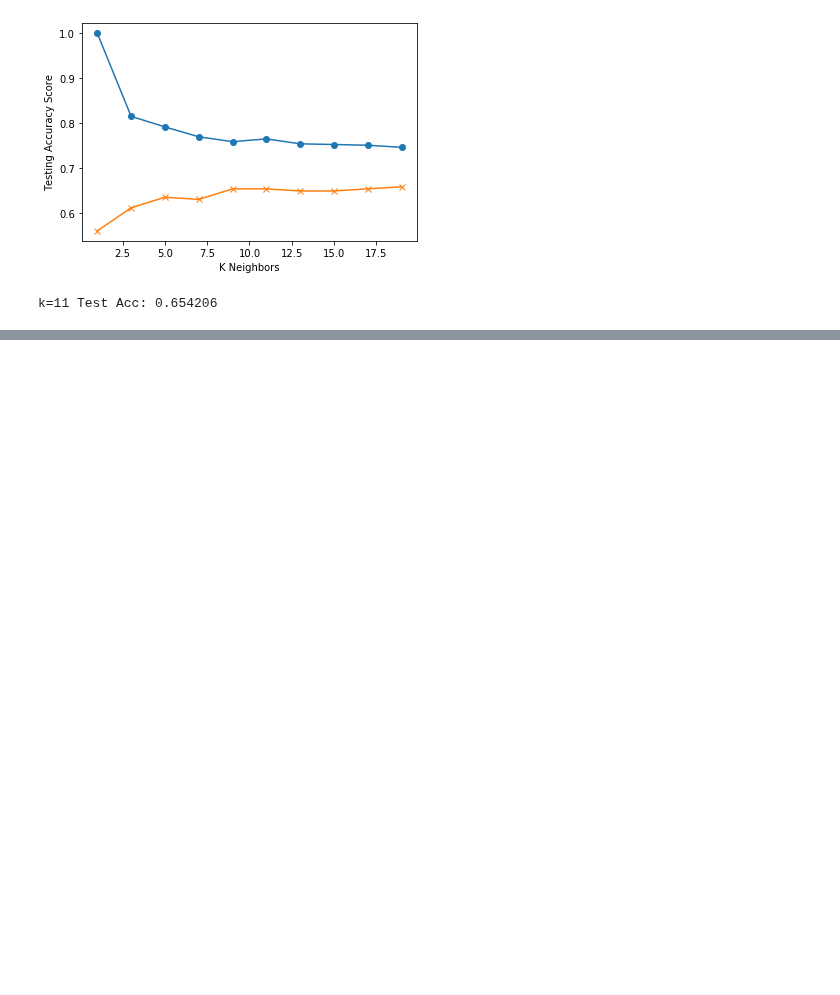
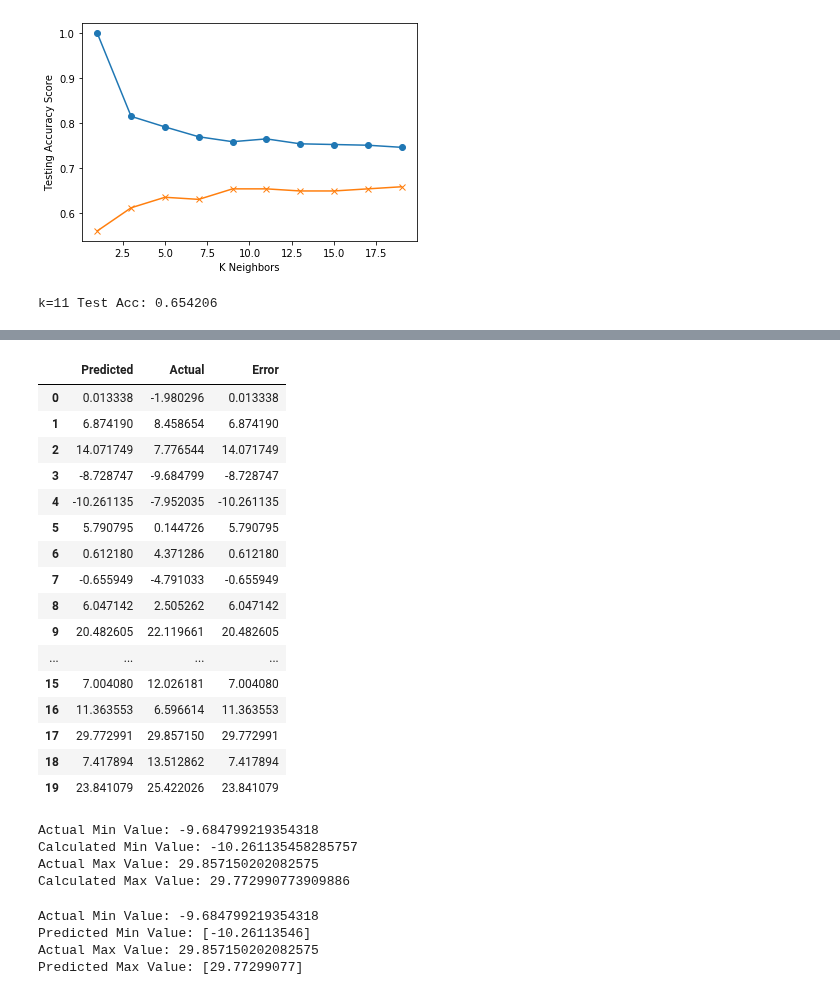
Before and after one commit to woodfin8/Draft_Machine, a Jupyter notebook: KNearest Neighbors.ipynb, the cells around one changed output, grey strips where cells are left out. Drawn from its saved outputs; the diff is of its cells as text; code cells hidden in the pictures; blank space fills up the shorter version.

```diff
--- a/KNearest Neighbors.ipynb
+++ b/KNearest Neighbors.ipynb
@@ -76,0 +123,20 @@ k=11 Test Acc: 0.654206
+# %%
+pd.DataFrame({"Predicted": predictions, "Actual": y, "Error": predictions})
+# %% [output]
+|  | Predicted | Actual | Error |
+| 0 | 0.013338 | -1.980296 | 0.013338 |
+| 1 | 6.874190 | 8.458654 | 6.874190 |
+| 2 | 14.071749 | 7.776544 | 14.071749 |
+| 3 | -8.728747 | -9.684799 | -8.728747 |
+| 4 | -10.261135 | -7.952035 | -10.261135 |
+| 5 | 5.790795 | 0.144726 | 5.790795 |
+| 6 | 0.612180 | 4.371286 | 0.612180 |
+| 7 | -0.655949 | -4.791033 | -0.655949 |
+| 8 | 6.047142 | 2.505262 | 6.047142 |
+| 9 | 20.482605 | 22.119661 | 20.482605 |
+| ... | ... | ... | ... |
+| 15 | 7.004080 | 12.026181 | 7.004080 |
+| 16 | 11.363553 | 6.596614 | 11.363553 |
+| 17 | 29.772991 | 29.857150 | 29.772991 |
+| 18 | 7.417894 | 13.512862 | 7.417894 |
+| 19 | 23.841079 | 25.422026 | 23.841079 |
@@ -76,0 +149,26 @@ k=11 Test Acc: 0.654206
+# %%
+y_min = 1.8962250565926029 + 12.44002424 * x_min
+y_max = 1.8962250565926029 + 12.44002424 * x_max
+
+print (f"Actual Min Value: {y_min_actual}")
+print (f"Calculated Min Value: {y_min}")
+print (f"Actual Max Value: {y_max_actual}")
+print (f"Calculated Max Value: {y_max}")
+# %% [output]
+Actual Min Value: -9.684799219354318
+Calculated Min Value: -10.261135458285757
+Actual Max Value: 29.857150202082575
+Calculated Max Value: 29.772990773909886
+# %%
+y_min_predicted = model.predict([[x_min]])
+y_max_predicted = model.predict([[x_max]])
+
+print (f"Actual Min Value: {y_min_actual}")
+print (f"Predicted Min Value: {y_min_predicted}")
+print (f"Actual Max Value: {y_max_actual}")
+print (f"Predicted Max Value: {y_max_predicted}")
+# %% [output]
+Actual Min Value: -9.684799219354318
+Predicted Min Value: [-10.26113546]
+Actual Max Value: 29.857150202082575
+Predicted Max Value: [29.77299077]
```
Also changed, not shown: parts of 12 cells of this notebook, 2 other files.
